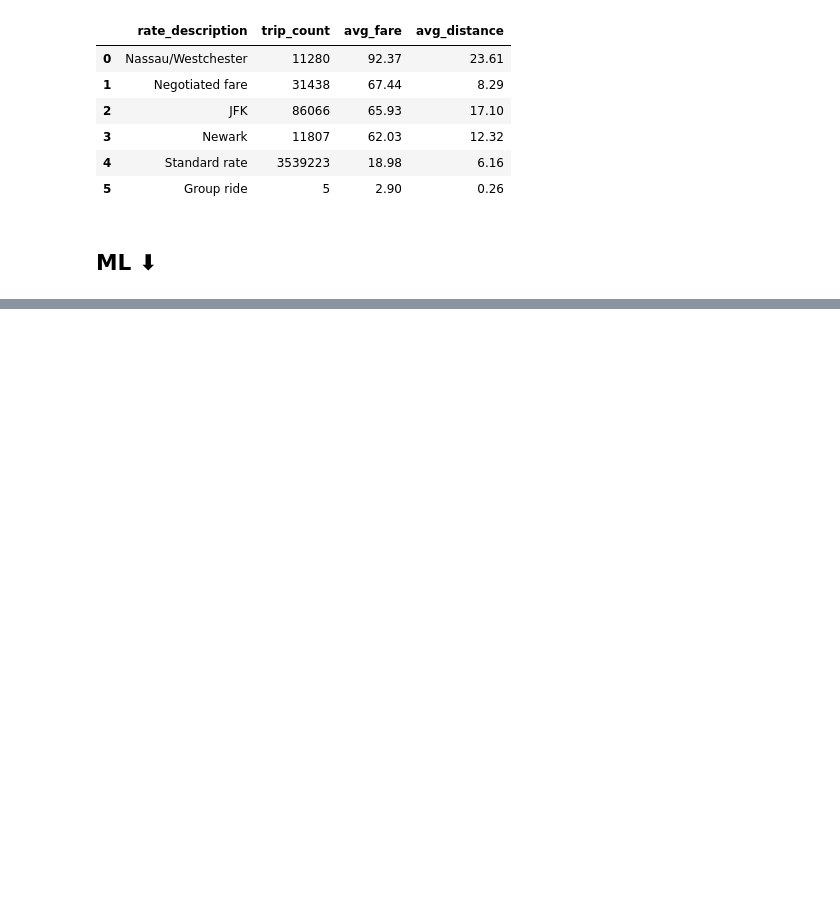
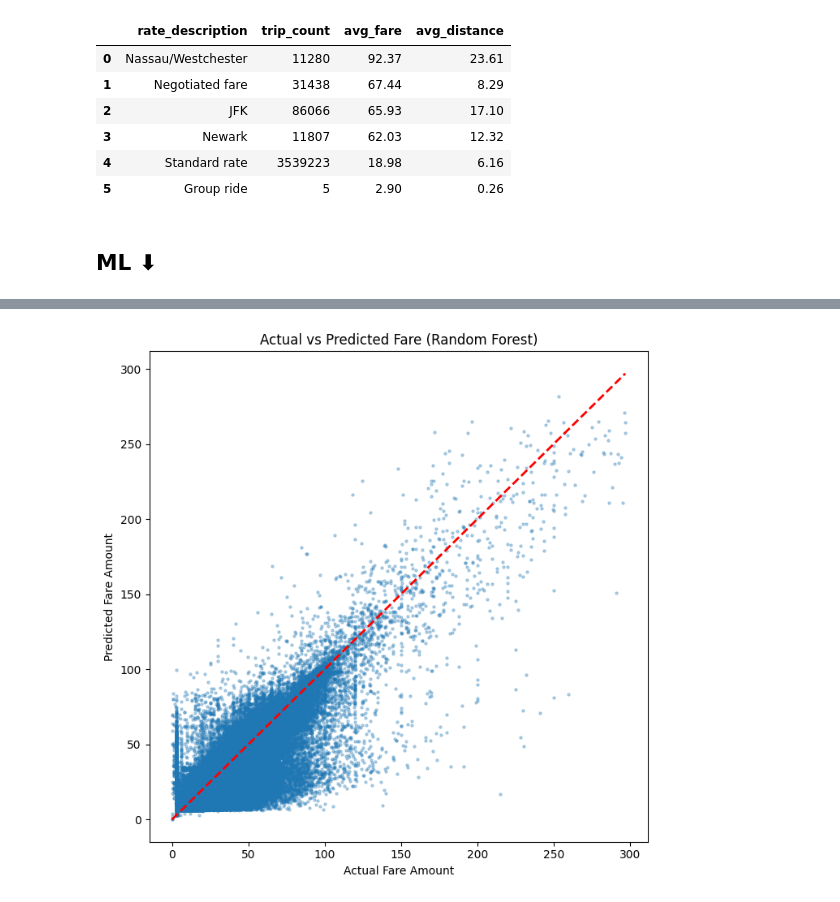
Before and after one commit to sogandghiami/Uber_taxi, a Jupyter notebook: nyc_yellow_taxi_analysis.ipynb, the cells around one changed output, grey strips where cells are left out. Drawn from its saved outputs; the diff is of its cells as text; code cells hidden in the pictures; blank space fills up the shorter version.

```diff
--- a/nyc_yellow_taxi_analysis.ipynb
+++ b/nyc_yellow_taxi_analysis.ipynb
@@ -739,0 +473,6 @@ print("MODEL SAVED")
+# %%
+X_test_cat = pd.DataFrame(
+    encoder.transform(X_test[categorical_cols]),  # از همون encoder، فقط transform
+    columns=encoder.get_feature_names_out(categorical_cols),
+    index=X_test.index
+)
@@ -739,0 +511,15 @@ print("MODEL SAVED")
+# %%
+plt.figure(figsize=(7, 7))
+plt.scatter(y_test, rf_pred, alpha=0.3, s=5)
+
+min_val = min(y_test.min(), rf_pred.min())
+max_val = max(y_test.max(), rf_pred.max())
+plt.plot([min_val, max_val], [min_val, max_val], 'r--', linewidth=2)
+
+plt.xlabel('Actual Fare Amount')
+plt.ylabel('Predicted Fare Amount')
+plt.title('Actual vs Predicted Fare (Random Forest)')
+plt.tight_layout()
+plt.show()
+# %% [output]
+[figure, added]
```
Also changed, not shown: parts of 71 cells of this notebook.
